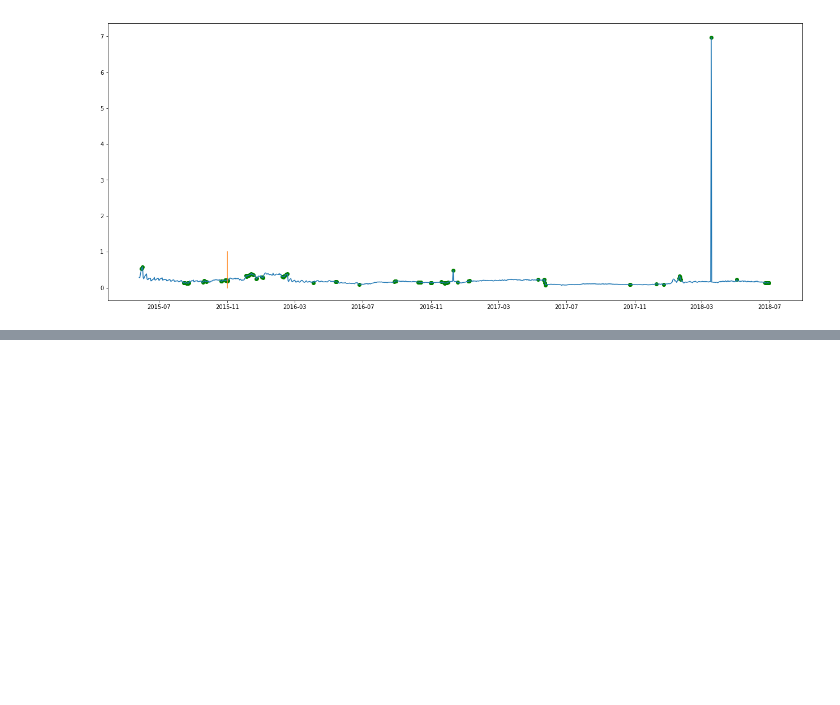
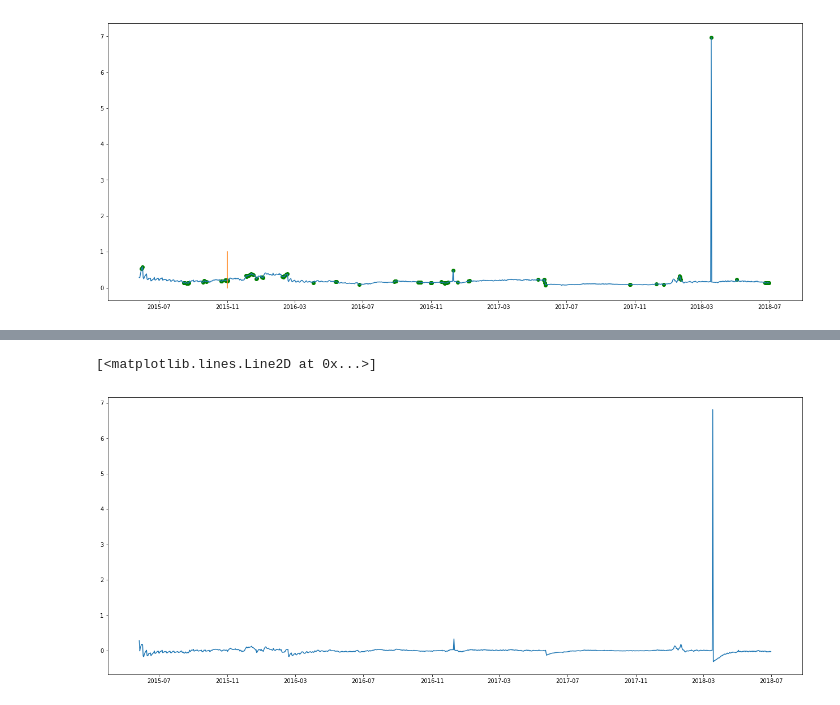
Before and after one commit to AkshayJ0shi/steam_anomaly_detection_capstone, a Jupyter notebook: anomalies.ipynb, the cells around one changed output, grey strips where cells are left out. Cells and saved outputs as stored; diff of their text form; code cells hidden in the pictures; blank space fills up the shorter version.

```diff
--- a/anomalies.ipynb
+++ b/anomalies.ipynb
@@ -230,0 +276,6 @@ ax.scatter(results['anoms'].index, results['anoms']['anoms'], c='green')
+# %%
+fig, ax = plt.subplots(figsize=(22,9))
+ax.plot(compare_df.timestamp, model.resid())
+# %% [output]
+[<matplotlib.lines.Line2D at 0x...>]
+[figure, added]
```
Also changed, not shown: parts of 40 cells of this notebook.
